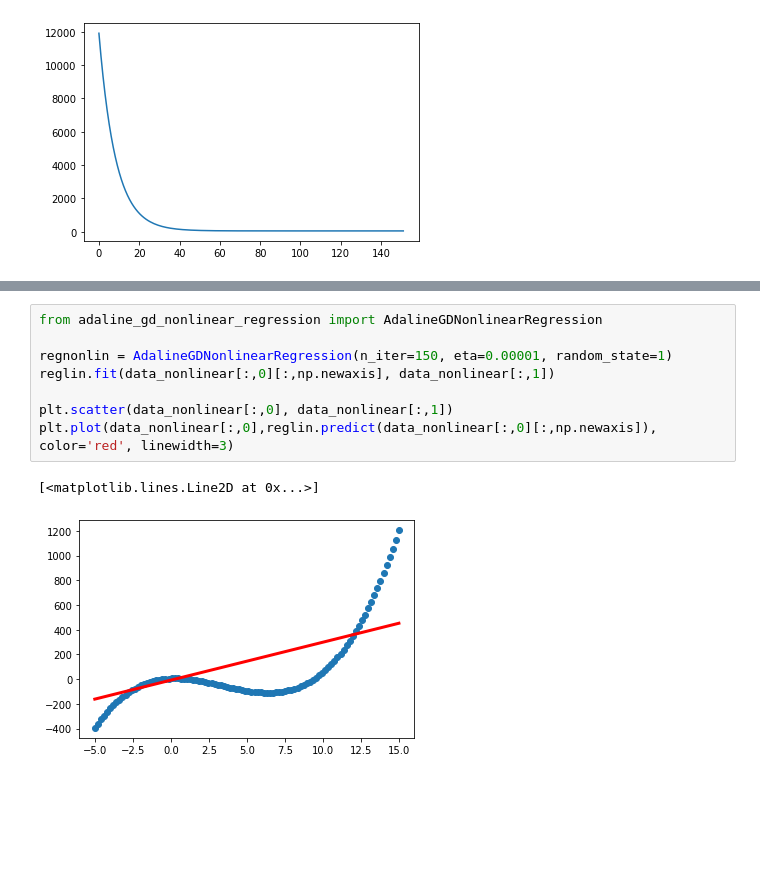
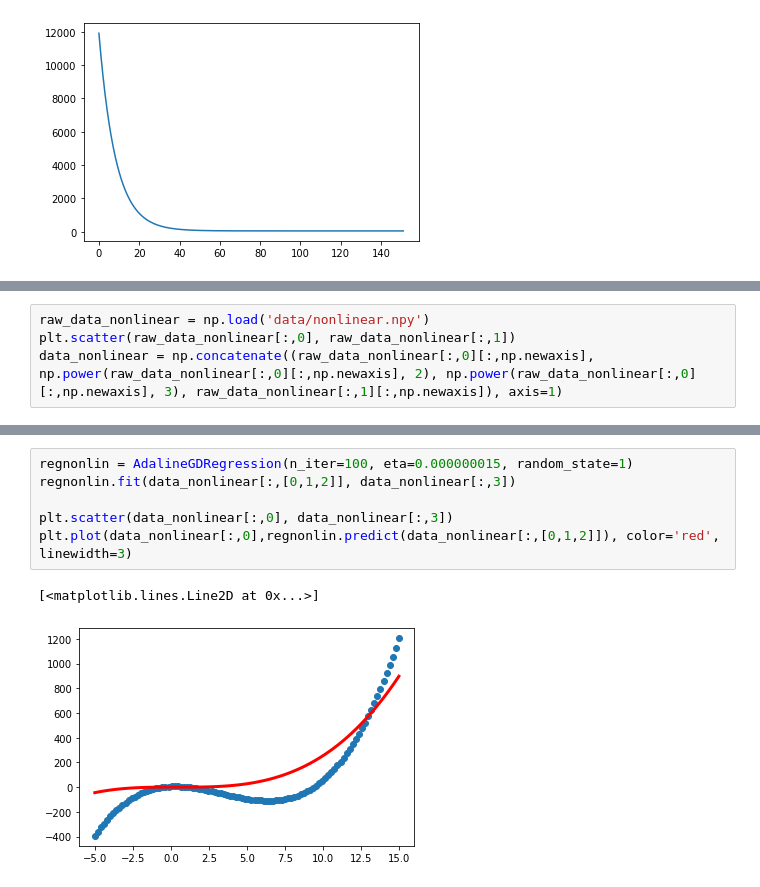
Before and after one commit to JimGerth/desy-ml-python, a Jupyter notebook: Chapter 2.ipynb, the cells around one changed output, grey strips where cells are left out. Drawn from its saved outputs; the diff is of its cells as text; blank space fills up the shorter version.

Commit message:
got nonlinear regression to work kind of by adding the feature x squared and cubed to the linear classifier. however jfitting doesnt work perfectlt yet, maybe feature scaling can help

```diff
--- a/Chapter 2.ipynb
+++ b/Chapter 2.ipynb
@@ -170,0 +165,4 @@ plt.scatter(data_nonlinear[:,0], data_nonlinear[:,1])
+# %%
+raw_data_nonlinear = np.load('data/nonlinear.npy')
+plt.scatter(raw_data_nonlinear[:,0], raw_data_nonlinear[:,1])
+data_nonlinear = np.concatenate((raw_data_nonlinear[:,0][:,np.newaxis], np.power(raw_data_nonlinear[:,0][:,np.newaxis], 2), np.power(raw_data_nonlinear[:,0][:,np.newaxis], 3), raw_data_nonlinear[:,1][:,np.newaxis]), axis=1)
@@ -171,11 +171,9 @@ plt.scatter(data_nonlinear[:,0], data_nonlinear[:,1])
 # %%
-from adaline_gd_nonlinear_regression import AdalineGDNonlinearRegression
+regnonlin = AdalineGDRegression(n_iter=100, eta=0.000000015, random_state=1)
+regnonlin.fit(data_nonlinear[:,[0,1,2]], data_nonlinear[:,3])
 
-regnonlin = AdalineGDNonlinearRegression(n_iter=150, eta=0.00001, random_state=1)
-reglin.fit(data_nonlinear[:,0][:,np.newaxis], data_nonlinear[:,1])
-
-plt.scatter(data_nonlinear[:,0], data_nonlinear[:,1])
-plt.plot(data_nonlinear[:,0],reglin.predict(data_nonlinear[:,0][:,np.newaxis]), color='red', linewidth=3)
+plt.scatter(data_nonlinear[:,0], data_nonlinear[:,3])
+plt.plot(data_nonlinear[:,0],regnonlin.predict(data_nonlinear[:,[0,1,2]]), color='red', linewidth=3)
 # %% [output]
 [<matplotlib.lines.Line2D at 0x...>]
-[figure, old version]
+[figure, new version]
```
Also changed, not shown: parts of 3 cells of this notebook, 1 other file.
